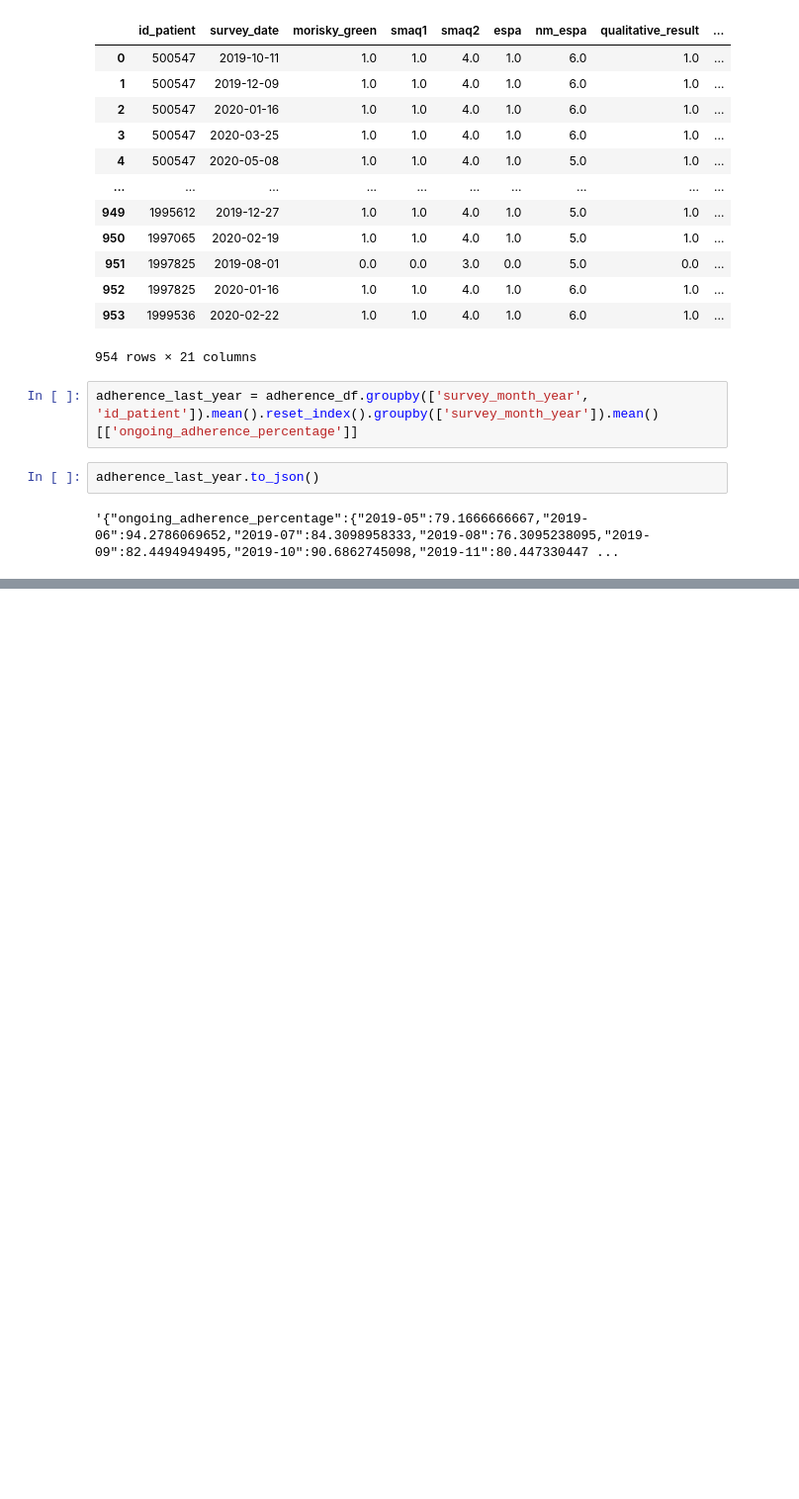
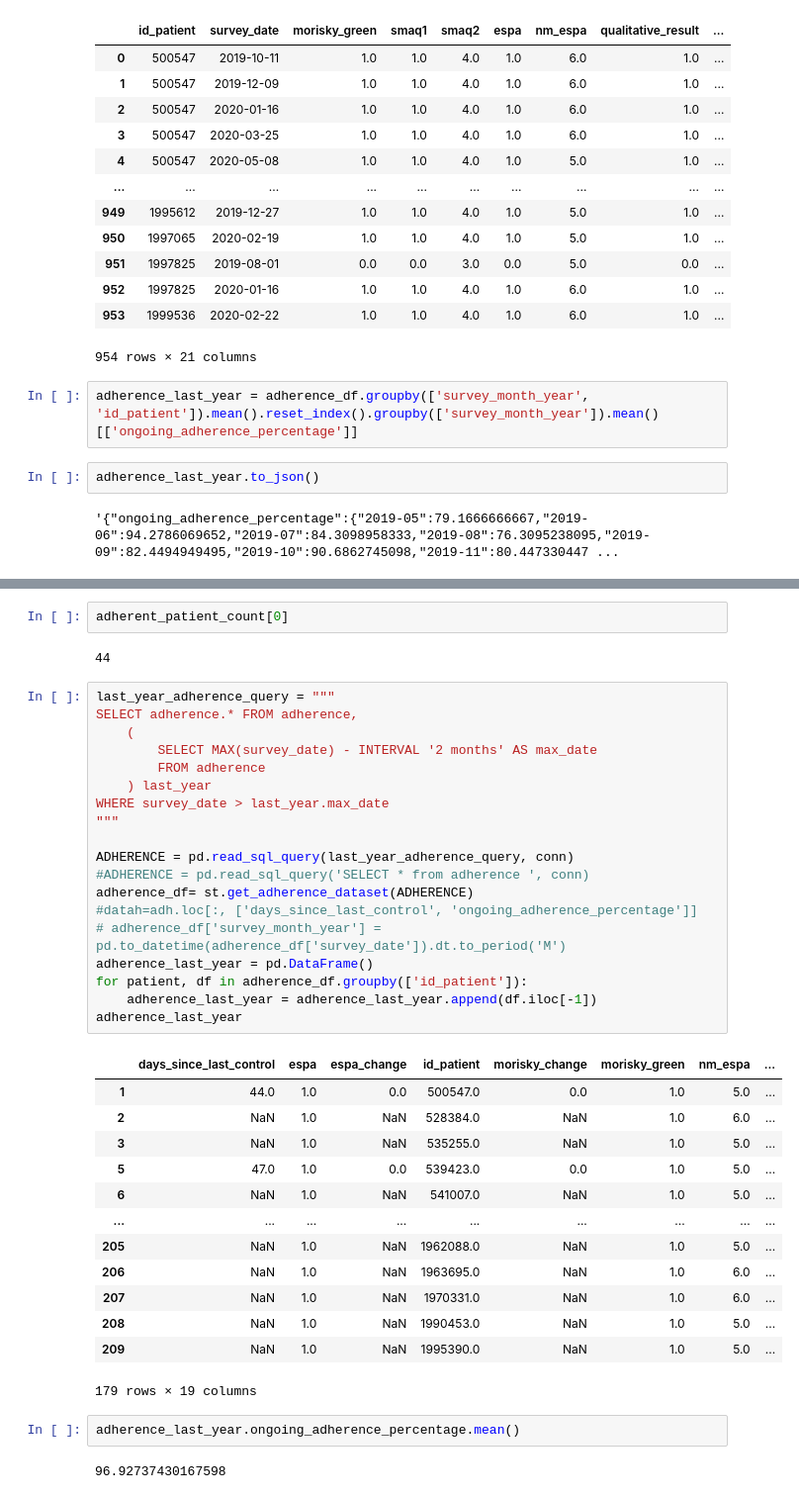
Before and after one commit to DS4A-T22/backend-aspire-omnivida, a Jupyter notebook: SQL-Sandbox.ipynb, the cells around one changed output, grey strips where cells are left out. Shown at 99% size. Cells and saved outputs as stored; diff of their text form; blank space fills up the shorter version.

```diff
--- a/SQL-Sandbox.ipynb
+++ b/SQL-Sandbox.ipynb
@@ -531,0 +561,41 @@ adherence_last_year.to_json()
+# %%
+adherent_patient_count[0]
+# %% [output]
+44
+# %%
+last_year_adherence_query = """
+SELECT adherence.* FROM adherence,
+    (
+        SELECT MAX(survey_date) - INTERVAL '2 months' AS max_date
+        FROM adherence
+    ) last_year
+WHERE survey_date > last_year.max_date
+"""
+
+ADHERENCE = pd.read_sql_query(last_year_adherence_query, conn)
+#ADHERENCE = pd.read_sql_query('SELECT * from adherence ', conn)
+adherence_df= st.get_adherence_dataset(ADHERENCE)
+#datah=adh.loc[:, ['days_since_last_control', 'ongoing_adherence_percentage']]
+# adherence_df['survey_month_year'] = pd.to_datetime(adherence_df['survey_date']).dt.to_period('M')
+adherence_last_year = pd.DataFrame()
+for patient, df in adherence_df.groupby(['id_patient']):
+    adherence_last_year = adherence_last_year.append(df.iloc[-1])
+adherence_last_year
+# %% [output]
+|  | days_since_last_control | espa | espa_change | id_patient | morisky_change | morisky_green | nm_espa | ... |
+| 1 | 44.0 | 1.0 | 0.0 | 500547.0 | 0.0 | 1.0 | 5.0 | ... |
+| 2 | NaN | 1.0 | NaN | 528384.0 | NaN | 1.0 | 6.0 | ... |
+| 3 | NaN | 1.0 | NaN | 535255.0 | NaN | 1.0 | 5.0 | ... |
+| 5 | 47.0 | 1.0 | 0.0 | 539423.0 | 0.0 | 1.0 | 5.0 | ... |
+| 6 | NaN | 1.0 | NaN | 541007.0 | NaN | 1.0 | 5.0 | ... |
+| ... | ... | ... | ... | ... | ... | ... | ... | ... |
+| 205 | NaN | 1.0 | NaN | 1962088.0 | NaN | 1.0 | 5.0 | ... |
+| 206 | NaN | 1.0 | NaN | 1963695.0 | NaN | 1.0 | 6.0 | ... |
+| 207 | NaN | 1.0 | NaN | 1970331.0 | NaN | 1.0 | 6.0 | ... |
+| 208 | NaN | 1.0 | NaN | 1990453.0 | NaN | 1.0 | 5.0 | ... |
+| 209 | NaN | 1.0 | NaN | 1995390.0 | NaN | 1.0 | 5.0 | ... |
+179 rows × 19 columns
+# %%
+adherence_last_year.ongoing_adherence_percentage.mean()
+# %% [output]
+96.92737430167598
```
Also changed, not shown: parts of 2 cells of this notebook, 1 other file.
